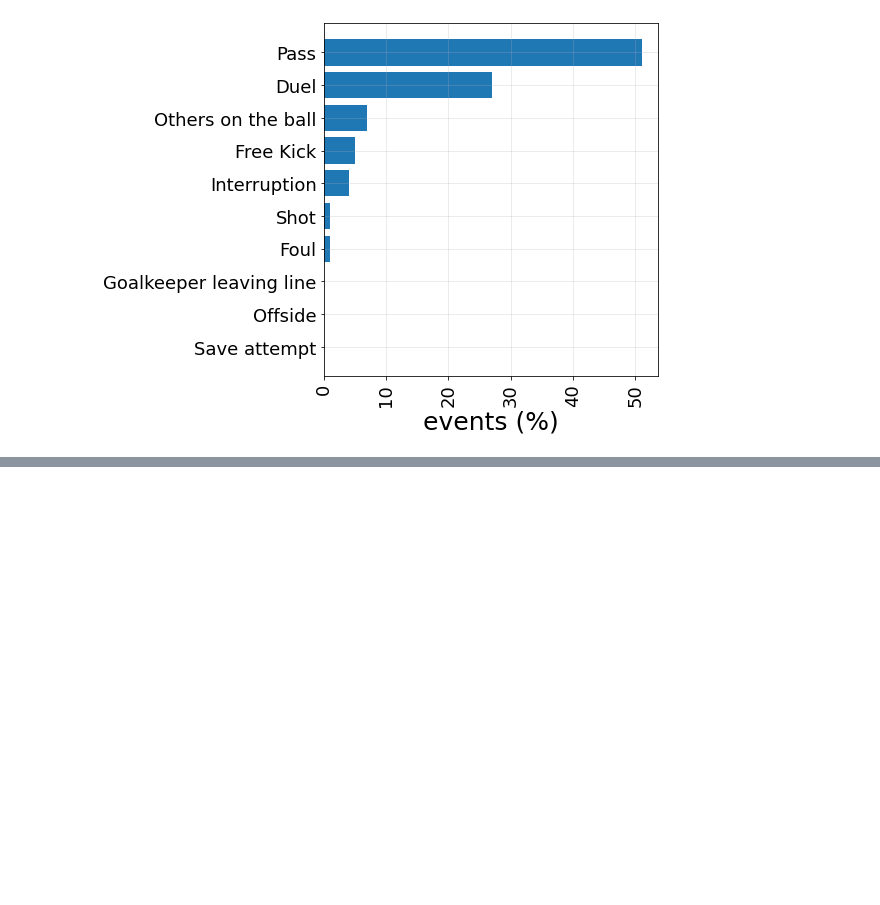
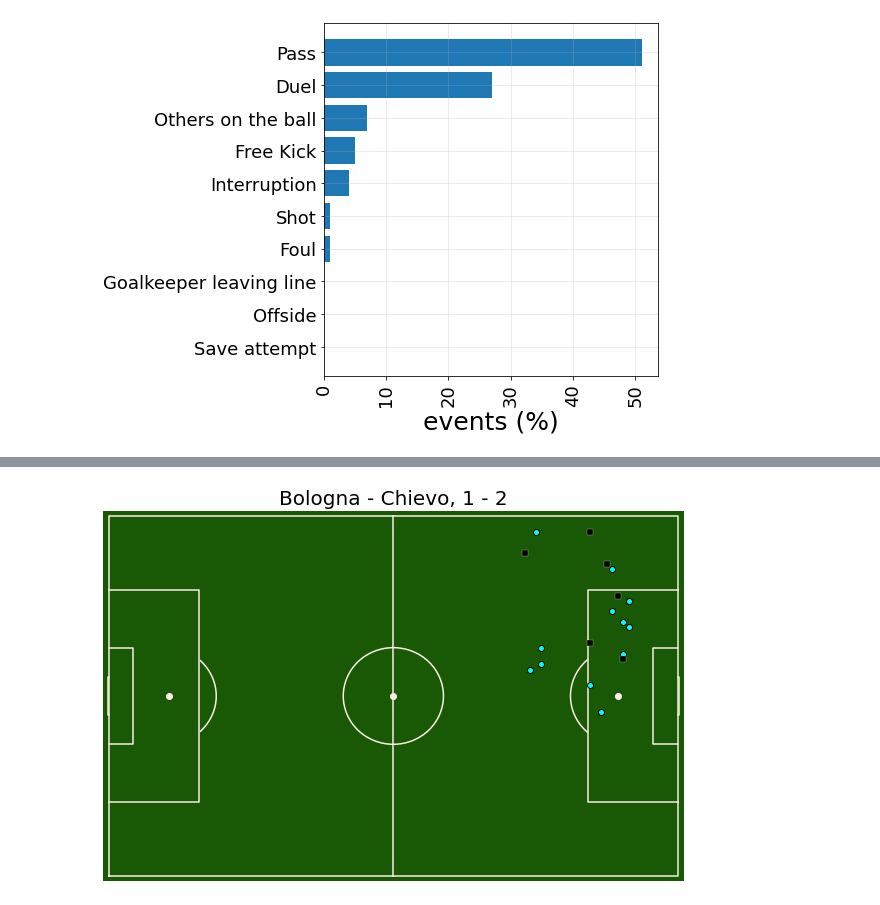
Before and after one commit to andysalitre/DSCI303-FinalProject, a Jupyter notebook: EDA/InitialAnalysis.ipynb, the cells around one changed output, grey strips where cells are left out. Cells and saved outputs as stored; diff of their text form; code cells hidden in the pictures; blank space fills up the shorter version.

Commit message:
continued initial data analysis

```diff
--- a/EDA/InitialAnalysis.ipynb
+++ b/EDA/InitialAnalysis.ipynb
@@ -6,10 +8,16 @@ import numpy as np
 import operator
 # %%
+nations = ['Italy','England','Germany','France','Spain','European_Championship','World_Cup']
+
 events = {}
-nations = ['Italy','England','Germany','France','Spain','European_Championship','World_Cup']
 for nation in nations:
     with open('../Data/events/events_%s.json' %nation) as json_data:
         events[nation] = json.load(json_data)
+
+matches = {}
+for nation in nations:
+    with open('../Data/matches/matches_%s.json' %nation) as json_data:
+        matches[nation] = json.load(json_data)
 # %%
 eventsByNation = []
 for nation in nations:
@@ -36,0 +530,31 @@ plt.show()
+# %%
+match_id = 2576320
+
+a_match = []
+for nation in nations:
+    for ev in events[nation]:
+        if ev['matchId'] == match_id:
+            a_match.append(ev)
+
+for nation in nations:
+    for match in matches[nation]:
+        if match['wyId'] == match_id:
+            match_f = match
+
+df_a_match = pd.DataFrame(a_match)
+team_1, team_2 = np.unique(df_a_match['teamId'])
+df_a_match['x'] = [x[0]['x'] for x in df_a_match['positions']]
+df_a_match['y'] = [x[0]['y'] for x in df_a_match['positions']]
+df_team_1 = df_a_match[df_a_match['teamId'] == team_1]
+df_team_2 = df_a_match[df_a_match['teamId'] == team_2]
+df_team_1_shots = df_team_1[df_team_1["eventName"] == "Shot"]
+df_team_2_shots = df_team_2[df_team_2["eventName"] == "Shot"]
+
+
+f = draw_pitch("#195905", "#faf0e6", "h", "full")
+plt.scatter(df_team_1_shots['x'], df_team_1_shots['y'], c='cyan', edgecolors="k", zorder=12)
+plt.scatter(df_team_2_shots['x'], df_team_2_shots['y'], marker='s', c='k', edgecolors="w", linewidth=0.25, zorder=12)
+plt.title(match_f['label'], fontsize=20)
+plt.show()
+# %% [output]
+[figure, added]
```
Also changed, not shown: parts of 15 cells of this notebook.
